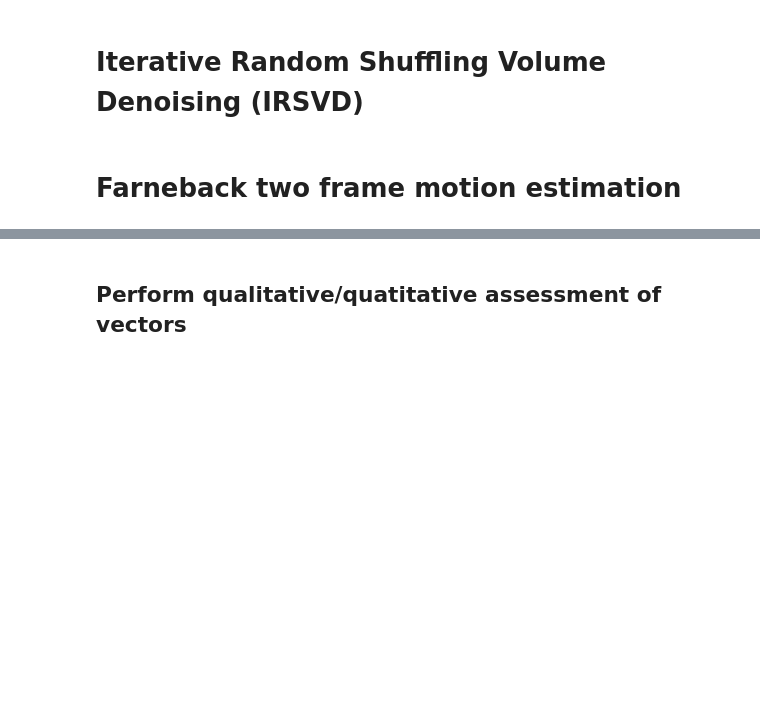
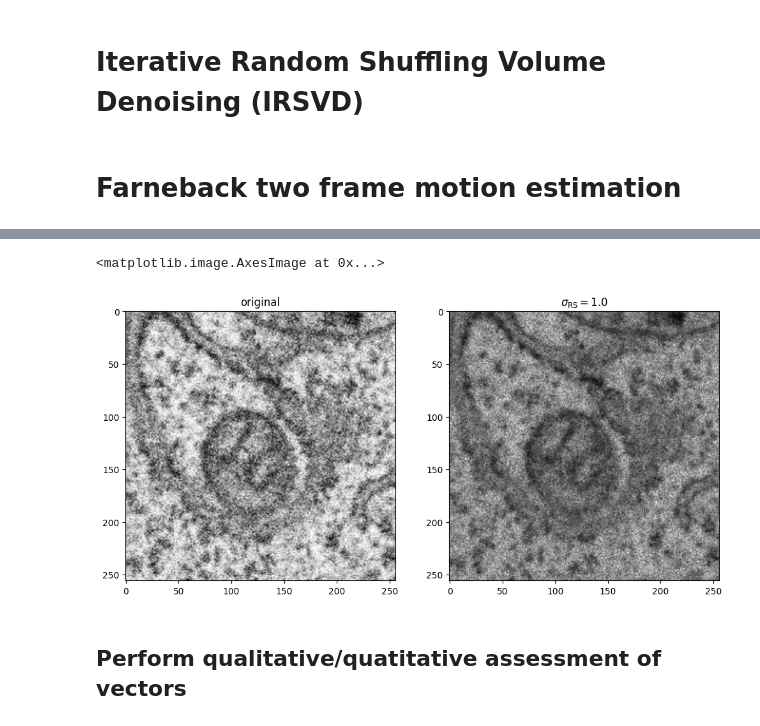
Before and after one commit to vicente-gonzalez-ruiz/denoising, a Jupyter notebook: src/Iterative_Random_Shuffling_Volume_Denoising.ipynb, the cells around one changed output, grey strips where cells are left out. Saved outputs shown, nothing was run; the diff lists cells and outputs as text; code cells hidden in the pictures; blank space fills up the shorter version.

```diff
--- a/src/Iterative_Random_Shuffling_Volume_Denoising.ipynb
+++ b/src/Iterative_Random_Shuffling_Volume_Denoising.ipynb
@@ -33,10 +33,10 @@ warnings.filterwarnings("ignore", category=NumbaPerformanceWarning)
 farneback = opticalflow3D.Farneback3D(iters=5,
                                       num_levels=3,
                                       scale=0.5,
-                                      spatial_size=21,
+                                      spatial_size=13,
                                       presmoothing=None,
                                       filter_type="gaussian",
-                                      filter_size=15,
+                                      filter_size=11,
                                      )
 # %%
 import numpy as np
@@ -75,8 +74,8 @@ def randomize(vol, mean=0.0, std_dev=1.0):
   randomized_y_coords = np.mod(randomized_y_coords, height)
   randomized_z_coords = np.mod(randomized_z_coords, depth)
   #print(np.max(randomized_z_coords), np.max(randomized_y_coords), np.max(randomized_x_coords))
-  #randomized_vol = np.ones_like(vol)*128 #np.zeros_like(vol)
-  randomized_vol = np.zeros_like(vol)
+  randomized_vol = np.ones_like(vol)*0 #np.zeros_like(vol)
+  #randomized_vol = np.zeros_like(vol)
   randomized_vol[randomized_z_coords, randomized_y_coords, randomized_x_coords] = vol[flattened_z_coords, flattened_y_coords, flattened_x_coords]
   return randomized_vol
 
@@ -115,7 +114,8 @@ def randomize_(image, mean=0, std_dev=1.0):
 
     return randomized_image
 # %%
-def filter(noisy_vol, N_iters=100, RS_sigma=0.5, RS_mean=0.0):
+RS_sigma = 1.0
+def filter(noisy_vol, N_iters=10, RS_sigma=RS_sigma, RS_mean=0.0):
   acc_vol = np.zeros_like(noisy_vol, dtype=np.float32)
   acc_vol[...] = noisy_vol
   for i in range(N_iters):
@@ -144,7 +162,17 @@ denoised_vol = filter(noisy_vol)
 # %%
 %matplotlib inline
 import matplotlib.pyplot as plt
+from matplotlib.pyplot import figure
+figure(figsize=(12, 12))
+plt.subplot(1, 2, 1)
+plt.title("original")
+imgplot = plt.imshow(noisy_vol[15], cmap="gray")
+plt.subplot(1, 2, 2)
+plt.title(r"$\sigma_\text{RS}=$"+f"{RS_sigma}")
 plt.imshow(denoised_vol[15], cmap="gray")
+# %% [output]
+<matplotlib.image.AxesImage at 0x...>
+[figure, added]
 # %%
 import skimage.io
 # %%
```
Also changed, not shown: parts of 2 cells of this notebook.
